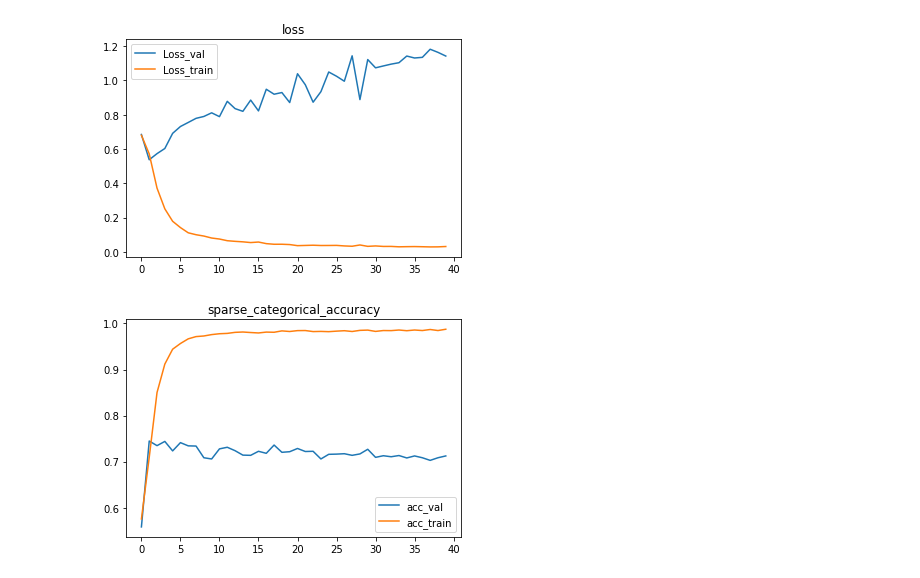
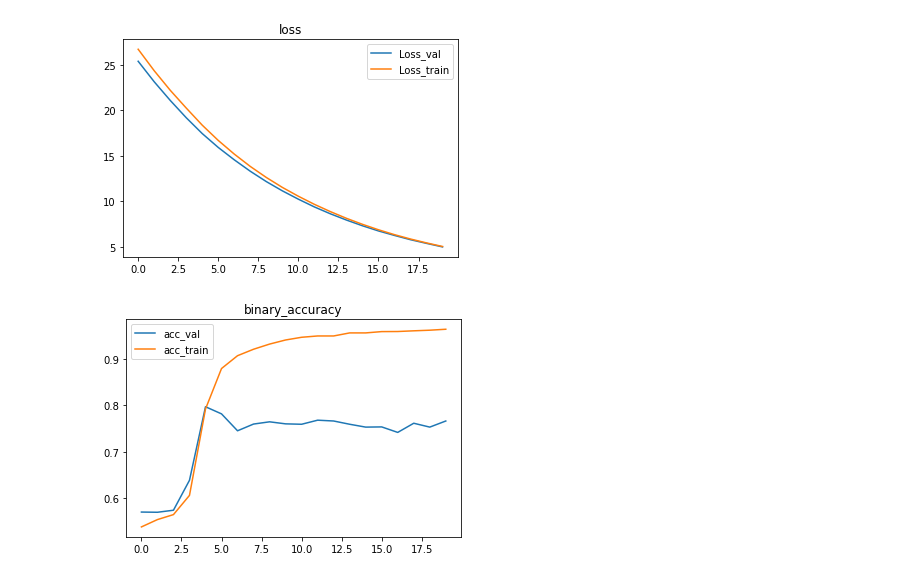
Before and after one commit to manuteou/NLP-Deeplearning, a Jupyter notebook: LSTM.ipynb, the cells around one changed output. Drawn from its saved outputs; the diff is of its cells as text; code cells hidden in the pictures.

```diff
--- a/LSTM.ipynb
+++ b/LSTM.ipynb
@@ -103,5 +116,5 @@ _________________________________________________________________
 # %%
-initial_learning_rate = 0.0001
+initial_learning_rate = 0.00005
 
 lr_schedule = tf.keras.optimizers.schedules.ExponentialDecay(
     initial_learning_rate,
@@ -114,8 +127,13 @@ optimizer= tf.keras.optimizers.Adam(
 )
 # %%
 model.compile(optimizer=optimizer,
-              loss=tf.keras.losses.SparseCategoricalCrossentropy(),
-              metrics=tf.keras.metrics.SparseCategoricalAccuracy())
+              loss=tf.keras.losses.BinaryCrossentropy(),
+              metrics=tf.keras.metrics.BinaryAccuracy())
+# %%
+class_weight = {
+    0:1,
+    1:1.33,
+}
 # %%
-history = model.fit(train_data, epochs=40, validation_data=test_data)
+history = model.fit(train_data, epochs=20, validation_data=test_data,class_weight=class_weight)
 # %% [output]
@@ -139,20 +157,20 @@ Epoch 40/40
 # %%
 loss_curve = history.history["loss"]
 loss_val = history.history["val_loss"]
-acc_curve = history.history["sparse_categorical_accuracy"]
-acc_val = history.history["val_sparse_categorical_accuracy"]
+acc_curve = history.history["binary_accuracy"]
+acc_val = history.history["val_binary_accuracy"]
 
 plt.plot(loss_val,label="Loss_val")
 plt.plot(loss_curve,label="Loss_train")
 plt.legend()
 plt.title("loss")
 plt.show()
 
 plt.plot(acc_val, label="acc_val" )
 plt.plot(acc_curve, label="acc_train" )
 plt.legend()
-plt.title("sparse_categorical_accuracy")
+plt.title("binary_accuracy")
 plt.show()
 # %% [output]
-[figure, old version]
+[figure, new version]
-[figure, old version]
+[figure, new version]
```
Also changed, not shown: parts of 13 cells of this notebook.
